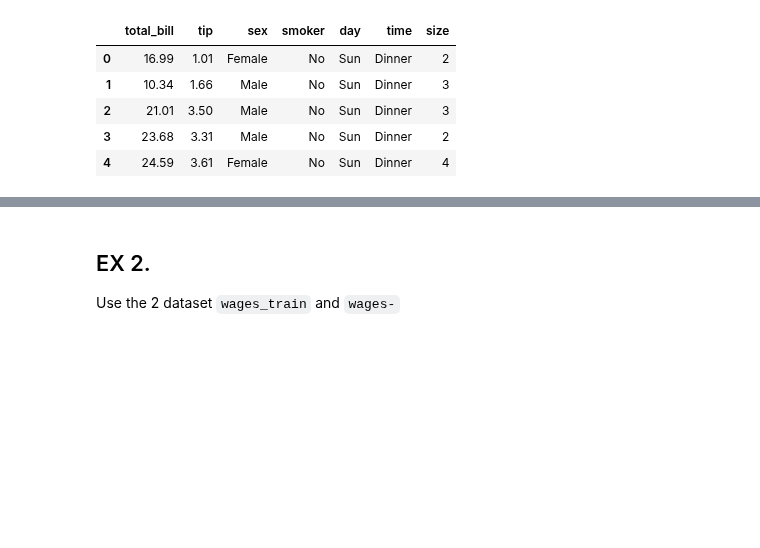
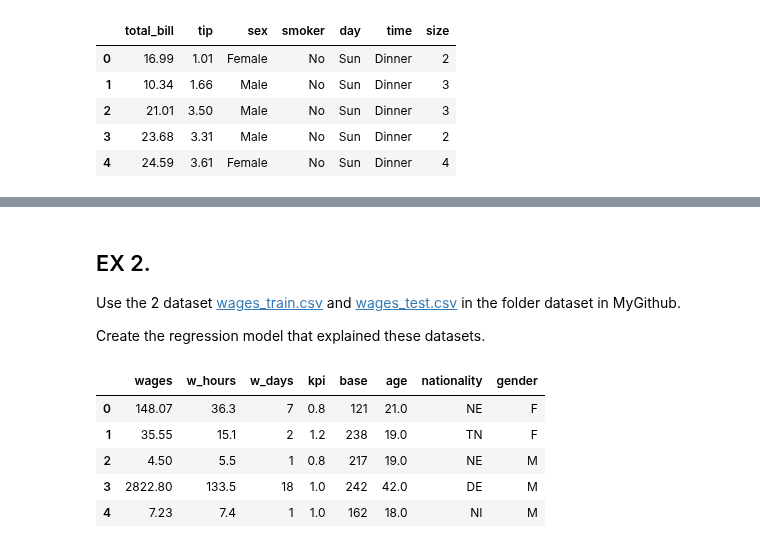
Before and after one commit to NhanDoV/Lectures_notes-teaching-in-VN-, a Jupyter notebook: US-Embassy_DS-course/Class 1/Class_1.ipynb, the cells around one changed output, grey strips where cells are left out. Saved outputs shown, nothing was run; the diff lists cells and outputs as text; code cells hidden in the pictures; blank space fills up the shorter version.

```diff
--- a/US-Embassy_DS-course/Class 1/Class_1.ipynb
+++ b/US-Embassy_DS-course/Class 1/Class_1.ipynb
@@ -396,3 +479,16 @@ tips_df.head()
 # %% [markdown]
 ## EX 2.
-Use the 2 dataset `wages_train` and `wages-`
+Use the 2 dataset [wages_train.csv](https://raw.githubusercontent.com/Nhan121/Lectures_notes-teaching-in-VN-/master/US-Embassy_DS-course/Class%201/dataset/wages_train.csv) and [wages_test.csv](https://raw.githubusercontent.com/Nhan121/Lectures_notes-teaching-in-VN-/master/US-Embassy_DS-course/Class%201/dataset/wages_test.csv) in the folder dataset in MyGithub.
+
+Create the regression model that explained these datasets.
+# %%
+wage_train_url = "https://raw.githubusercontent.com/Nhan121/Lectures_notes-teaching-in-VN-/master/US-Embassy_DS-course/Class%201/dataset/wages_train.csv"
+wage_train = pd.read_csv(wage_train_url)
+wage_train.head()
+# %% [output]
+|  | wages | w_hours | w_days | kpi | base | age | nationality | gender |
+| 0 | 148.07 | 36.3 | 7 | 0.8 | 121 | 21.0 | NE | F |
+| 1 | 35.55 | 15.1 | 2 | 1.2 | 238 | 19.0 | TN | F |
+| 2 | 4.50 | 5.5 | 1 | 0.8 | 217 | 19.0 | NE | M |
+| 3 | 2822.80 | 133.5 | 18 | 1.0 | 242 | 42.0 | DE | M |
+| 4 | 7.23 | 7.4 | 1 | 1.0 | 162 | 18.0 | NI | M |
```
Also changed, not shown: parts of 22 cells of this notebook.
